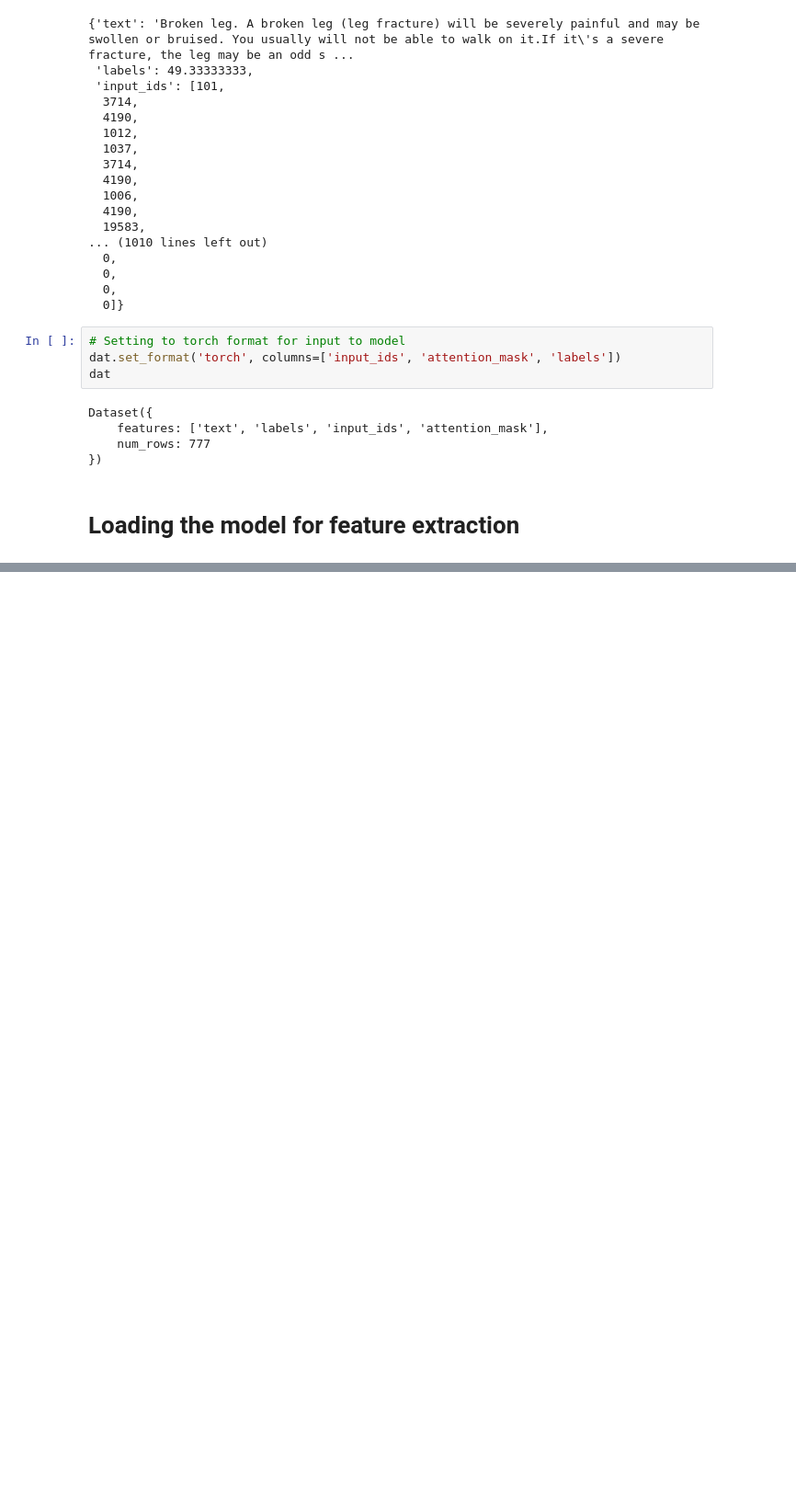
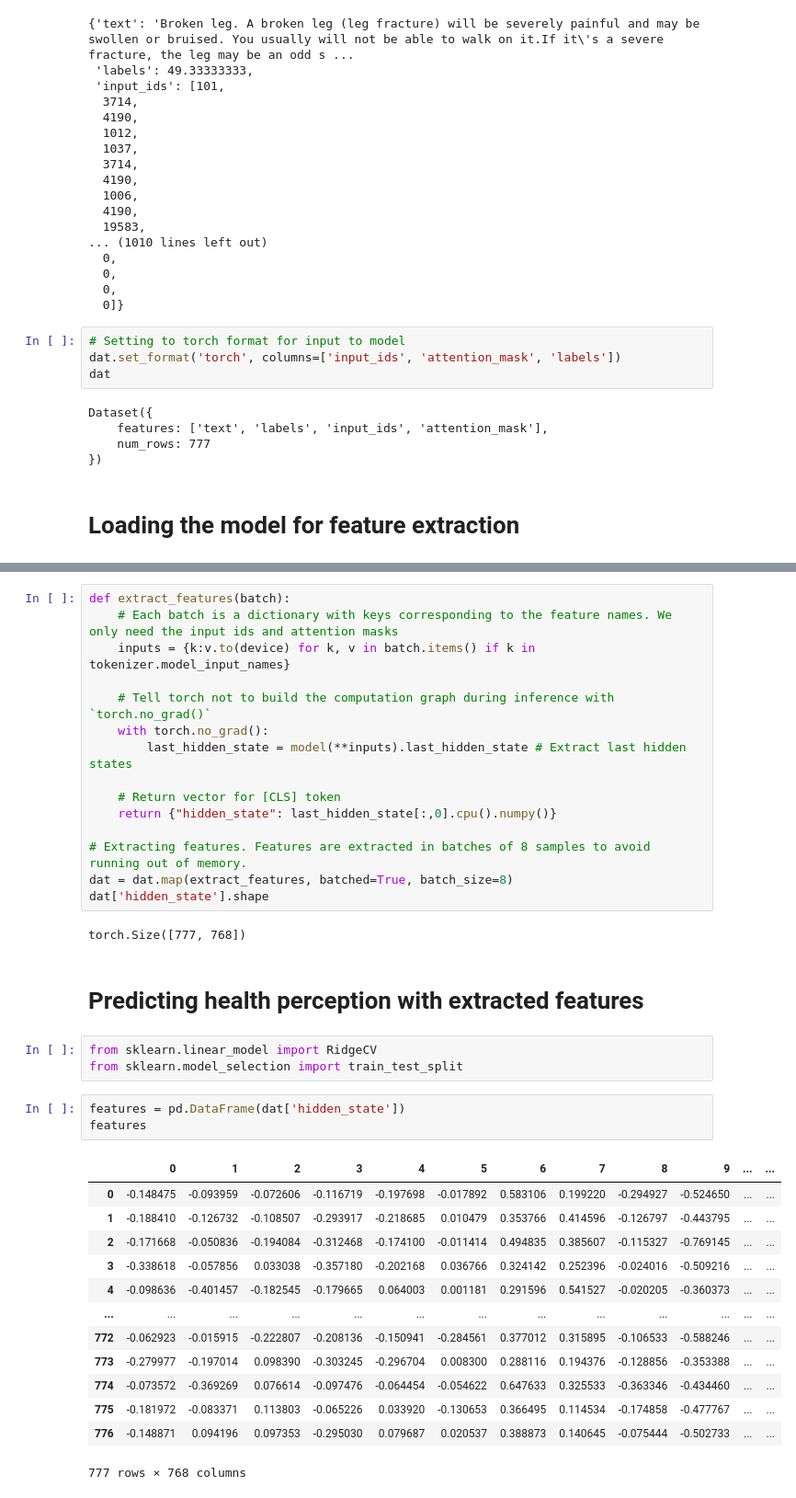
Before and after one commit to Zak-Hussain/LLM4BeSci, a Jupyter notebook: health/health.ipynb, the cells around one changed output, grey strips where cells are left out. Shown: that part at 92% size. Saved outputs shown, nothing was run; the diff lists cells and outputs as text; blank space fills up the shorter version.

```diff
--- a/health/health.ipynb
+++ b/health/health.ipynb
@@ -121,5 +119,42 @@ Some weights of the model checkpoint at distilbert-base-uncased were not used wh
 - This IS expected if you are initializing DistilBertModel from the checkpoint of a model trained on another task or with another architecture (e.g. initializing a BertForSequenceClassification model  ...
 - This IS NOT expected if you are initializing DistilBertModel from the checkpoint of a model that you expect to be exactly identical (initializing a BertForSequenceClassification model from a BertFor ...
 "Model inputs: ['input_ids', 'attention_mask']"
-# %% [markdown]
-#
+# %%
+def extract_features(batch):
+    # Each batch is a dictionary with keys corresponding to the feature names. We only need the input ids and attention masks
+    inputs = {k:v.to(device) for k, v in batch.items() if k in tokenizer.model_input_names}
+
+    # Tell torch not to build the computation graph during inference with `torch.no_grad()`
+    with torch.no_grad():
+        last_hidden_state = model(**inputs).last_hidden_state # Extract last hidden states
+
+    # Return vector for [CLS] token
+    return {"hidden_state": last_hidden_state[:,0].cpu().numpy()}
+
+# Extracting features. Features are extracted in batches of 8 samples to avoid running out of memory.
+dat = dat.map(extract_features, batched=True, batch_size=8)
+dat['hidden_state'].shape
+# %% [output]
+torch.Size([777, 768])
+# %% [markdown]
+# Predicting health perception with extracted features
+# %%
+from sklearn.linear_model import RidgeCV
+from sklearn.model_selection import train_test_split
+# %%
+features = pd.DataFrame(dat['hidden_state'])
+features
+# %% [output]
+|  | 0 | 1 | 2 | 3 | 4 | 5 | 6 | 7 | 8 | 9 | ... | ... |
+| 0 | -0.148475 | -0.093959 | -0.072606 | -0.116719 | -0.197698 | -0.017892 | 0.583106 | 0.199220 | -0.294927 | -0.524650 | ... | ... |
+| 1 | -0.188410 | -0.126732 | -0.108507 | -0.293917 | -0.218685 | 0.010479 | 0.353766 | 0.414596 | -0.126797 | -0.443795 | ... | ... |
+| 2 | -0.171668 | -0.050836 | -0.194084 | -0.312468 | -0.174100 | -0.011414 | 0.494835 | 0.385607 | -0.115327 | -0.769145 | ... | ... |
+| 3 | -0.338618 | -0.057856 | 0.033038 | -0.357180 | -0.202168 | 0.036766 | 0.324142 | 0.252396 | -0.024016 | -0.509216 | ... | ... |
+| 4 | -0.098636 | -0.401457 | -0.182545 | -0.179665 | 0.064003 | 0.001181 | 0.291596 | 0.541527 | -0.020205 | -0.360373 | ... | ... |
+| ... | ... | ... | ... | ... | ... | ... | ... | ... | ... | ... | ... | ... |
+| 772 | -0.062923 | -0.015915 | -0.222807 | -0.208136 | -0.150941 | -0.284561 | 0.377012 | 0.315895 | -0.106533 | -0.588246 | ... | ... |
+| 773 | -0.279977 | -0.197014 | 0.098390 | -0.303245 | -0.296704 | 0.008300 | 0.288116 | 0.194376 | -0.128856 | -0.353388 | ... | ... |
+| 774 | -0.073572 | -0.369269 | 0.076614 | -0.097476 | -0.064454 | -0.054622 | 0.647633 | 0.325533 | -0.363346 | -0.434460 | ... | ... |
+| 775 | -0.181972 | -0.083371 | 0.113803 | -0.065226 | 0.033920 | -0.130653 | 0.366495 | 0.114534 | -0.174858 | -0.477767 | ... | ... |
+| 776 | -0.148871 | 0.094196 | 0.097353 | -0.295030 | 0.079687 | 0.020537 | 0.388873 | 0.140645 | -0.075444 | -0.502733 | ... | ... |
+777 rows × 768 columns
```
Also changed, not shown: parts of 10 cells of this notebook, 1 other file.
